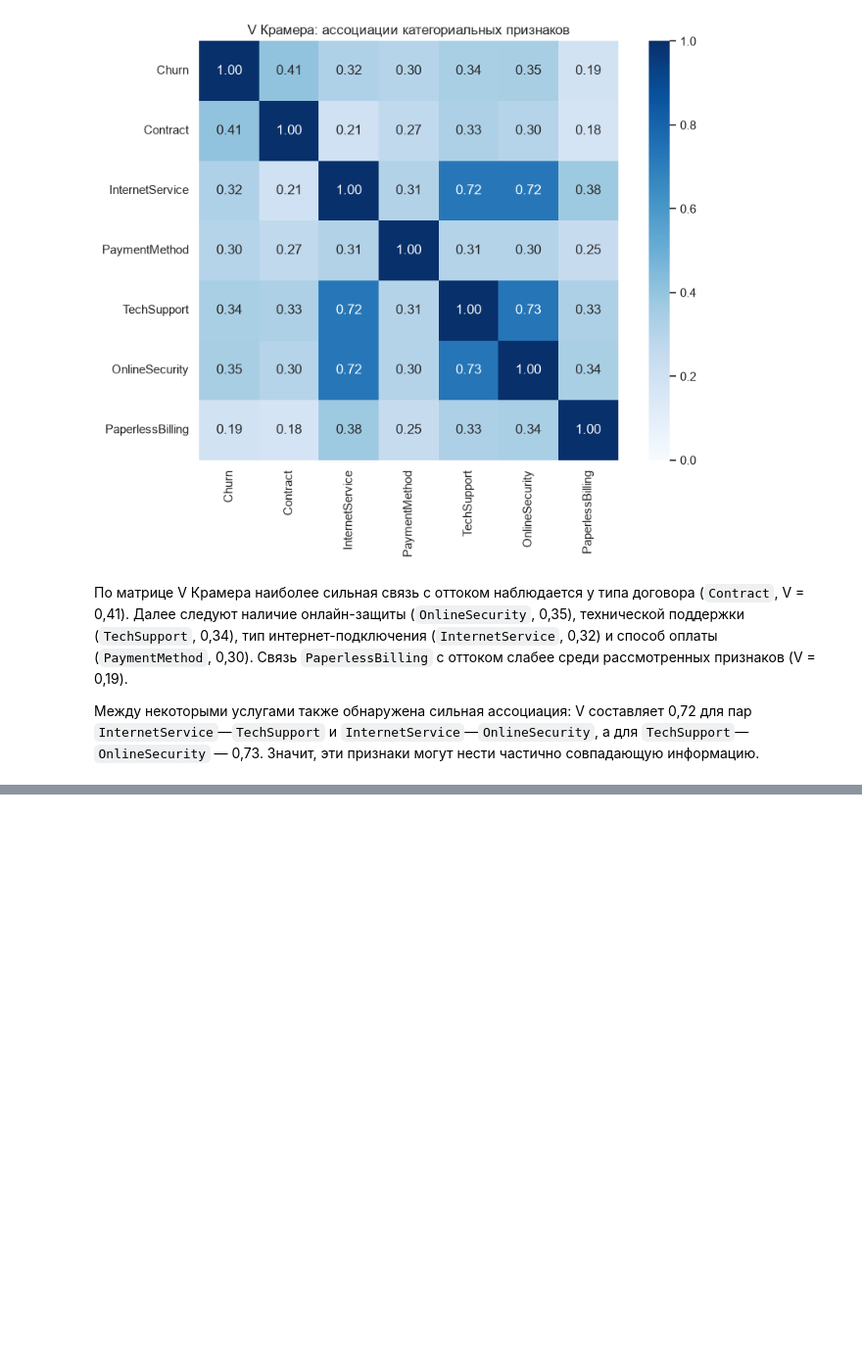
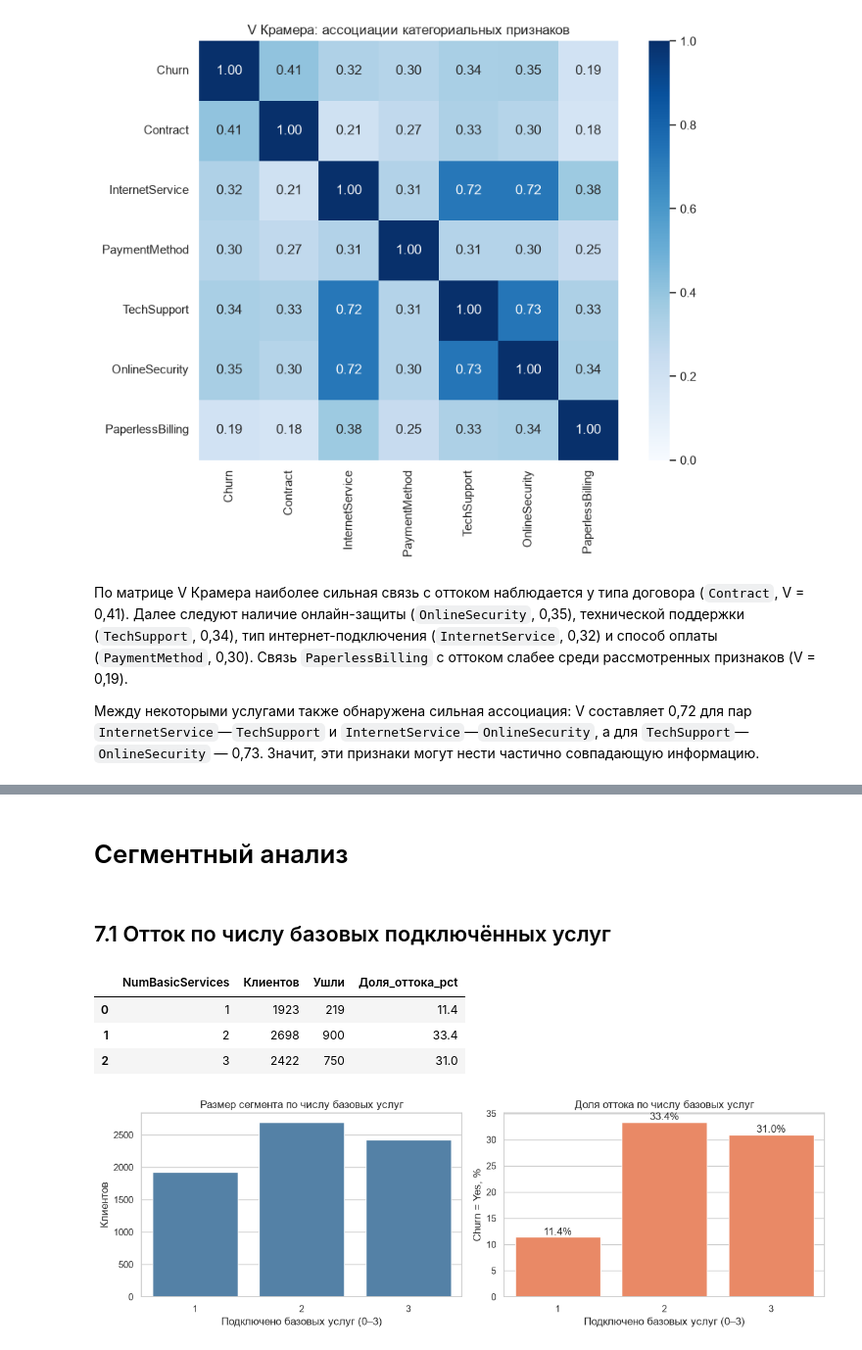
Before and after one commit to EntroKita/case_customer_churn, a Jupyter notebook: pipeline_customer_churn.ipynb, the cells around one changed output, grey strips where cells are left out. Shown at 98% size. Cells and saved outputs as stored; diff of their text form; code cells hidden in the pictures; blank space fills up the shorter version.

```diff
--- a/pipeline_customer_churn.ipynb
+++ b/pipeline_customer_churn.ipynb
@@ -619,0 +627,57 @@ df['gender'] = df['gender'].map({'Female': 0, 'Male': 1})
+# %% [markdown]
+# Сегментный анализ
+# %% [markdown]
+## 7.1 Отток по числу базовых подключённых услуг
+# %%
+df_eda["HasInternet"] = df_eda["InternetService"].isin(
+    ["DSL", "Fiber optic"]
+).astype(int)
+df_eda["HasPhone"] = df_eda["PhoneService"].eq("Yes").astype(int)
+df_eda["HasTV"] = df_eda["StreamingTV"].eq("Yes").astype(int)
+
+base_service_flags = ["HasInternet", "HasPhone", "HasTV"]
+df_eda["NumBasicServices"] = df_eda[base_service_flags].sum(axis=1)
+basic_service_summary = (
+    df_eda.groupby('NumBasicServices', observed=False)
+    .agg(
+        Клиентов=('ChurnFlag', 'size'),
+        Ушли=('ChurnFlag', 'sum'),
+        Доля_оттока=('ChurnFlag', 'mean')
+    )
+    .reset_index()
+)
+
+basic_service_summary = (
+    df_eda.groupby('NumBasicServices', observed=False)
+    .agg(
+        Клиентов=('ChurnFlag', 'size'),
+        Ушли=('ChurnFlag', 'sum'),
+        Доля_оттока=('ChurnFlag', 'mean')
+    )
+    .reset_index()
+)
+basic_service_summary['Доля_оттока_pct'] = basic_service_summary['Доля_оттока'] * 100
+display(basic_service_summary.drop(columns='Доля_оттока').round(1))
+
+fig, axes = plt.subplots(1, 2, figsize=(12, 4))
+sns.barplot(data=basic_service_summary, x='NumBasicServices', y='Клиентов',
+            ax=axes[0], color='steelblue')
+axes[0].set(title='Размер сегмента по числу базовых услуг',
+            xlabel='Подключено базовых услуг (0–3)', ylabel='Клиентов')
+
+sns.barplot(data=basic_service_summary, x='NumBasicServices', y='Доля_оттока_pct',
+            ax=axes[1], color='coral')
+axes[1].set(title='Доля оттока по числу базовых услуг',
+            xlabel='Подключено базовых услуг (0–3)', ylabel='Churn = Yes, %')
+for bar in axes[1].patches:
+    axes[1].annotate(f'{bar.get_height():.1f}%',
+                     (bar.get_x() + bar.get_width()/2, bar.get_height()),
+                     ha='center', va='bottom')
+plt.tight_layout()
+plt.show()
+# %% [output]
+|  | NumBasicServices | Клиентов | Ушли | Доля_оттока_pct |
+| 0 | 1 | 1923 | 219 | 11.4 |
+| 1 | 2 | 2698 | 900 | 33.4 |
+| 2 | 3 | 2422 | 750 | 31.0 |
+[figure, added]
```
Also changed, not shown: parts of 39 cells of this notebook.
